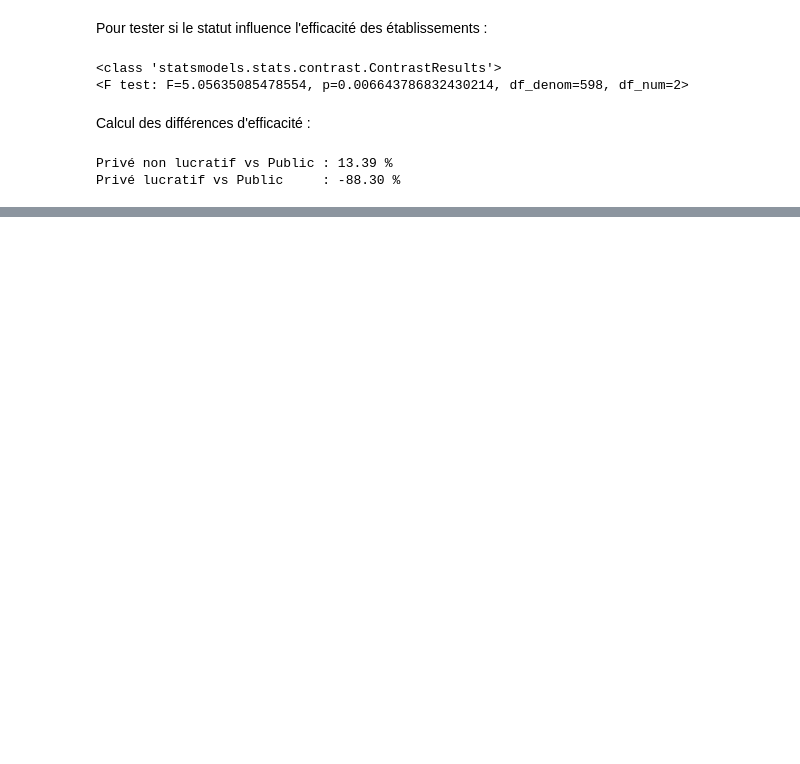
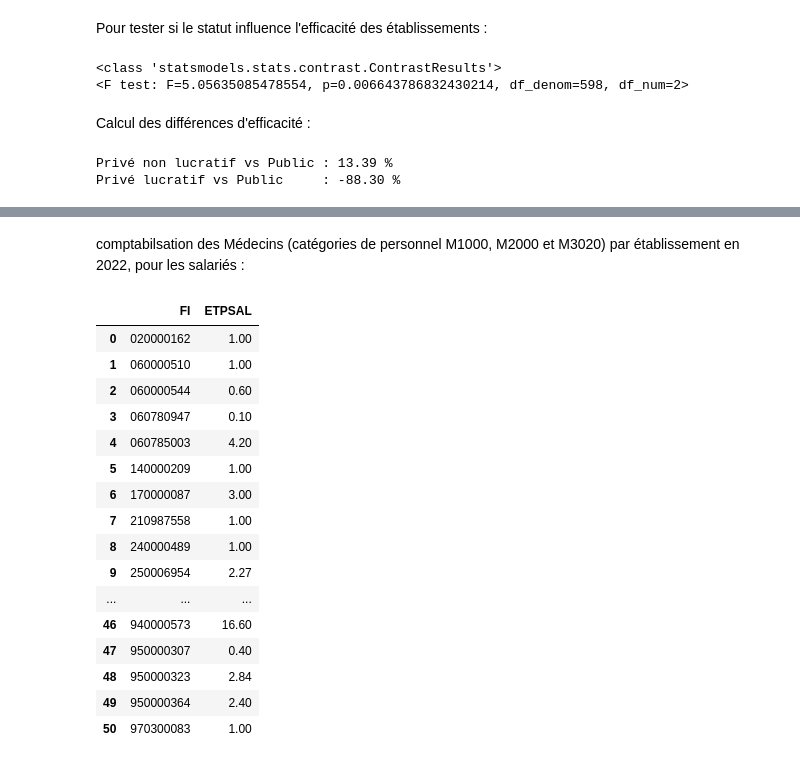
Before and after one commit to Alexandre484/StatApp, a Jupyter notebook: Urgences.ipynb, the cells around one changed output, grey strips where cells are left out. Drawn from its saved outputs; the diff is of its cells as text; code cells hidden in the pictures; blank space fills up the shorter version.

```diff
--- a/Urgences.ipynb
+++ b/Urgences.ipynb
@@ -116,0 +119,2 @@ Valeur très étonnante pour le privé lucratif, cela provient il des données ?
+# %%
+UrgP2022 = pd.read_csv("SAE/2022/URGENCES_P_2022a.csv", sep=";",encoding="latin-1")
@@ -116,0 +135,24 @@ Valeur très étonnante pour le privé lucratif, cela provient il des données ?
+# %% [markdown]
+comptabilsation des Médecins (catégories de personnel M1000, M2000 et M3020) par établissement en 2022, pour les salariés :
+# %%
+Medecins2022 = UrgP2022[UrgP2022["PERSO"].isin(["M1000","M2000","M3020"])]
+ETP_Medecins2022 = Medecins2022.groupby("FI",as_index=False)["ETPSAL"].sum()
+ETP_Medecins2022
+# %% [output]
+|  | FI | ETPSAL |
+| 0 | 020000162 | 1.00 |
+| 1 | 060000510 | 1.00 |
+| 2 | 060000544 | 0.60 |
+| 3 | 060780947 | 0.10 |
+| 4 | 060785003 | 4.20 |
+| 5 | 140000209 | 1.00 |
+| 6 | 170000087 | 3.00 |
+| 7 | 210987558 | 1.00 |
+| 8 | 240000489 | 1.00 |
+| 9 | 250006954 | 2.27 |
+| ... | ... | ... |
+| 46 | 940000573 | 16.60 |
+| 47 | 950000307 | 0.40 |
+| 48 | 950000323 | 2.84 |
+| 49 | 950000364 | 2.40 |
+| 50 | 970300083 | 1.00 |
```
Also changed, not shown: parts of 4 cells of this notebook, 1 other file.
